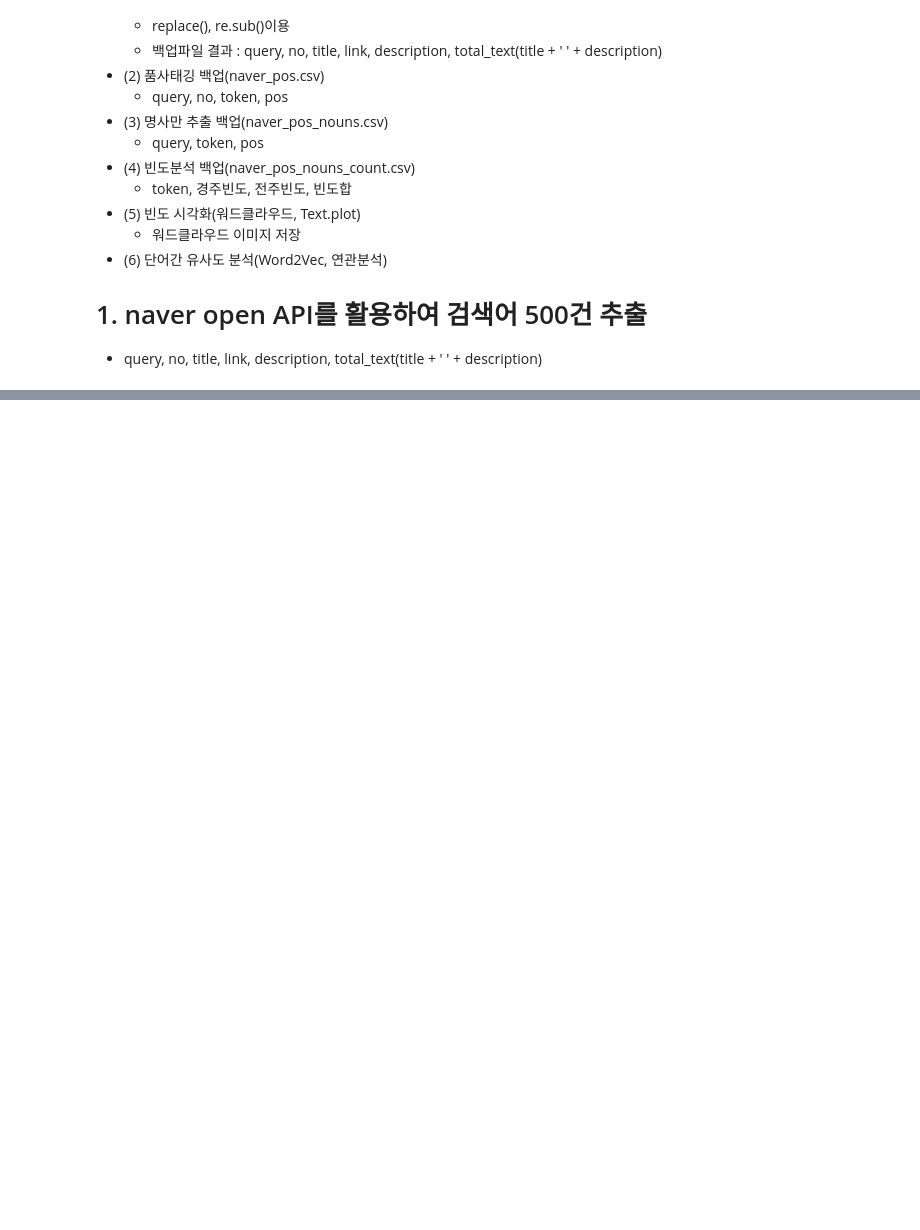
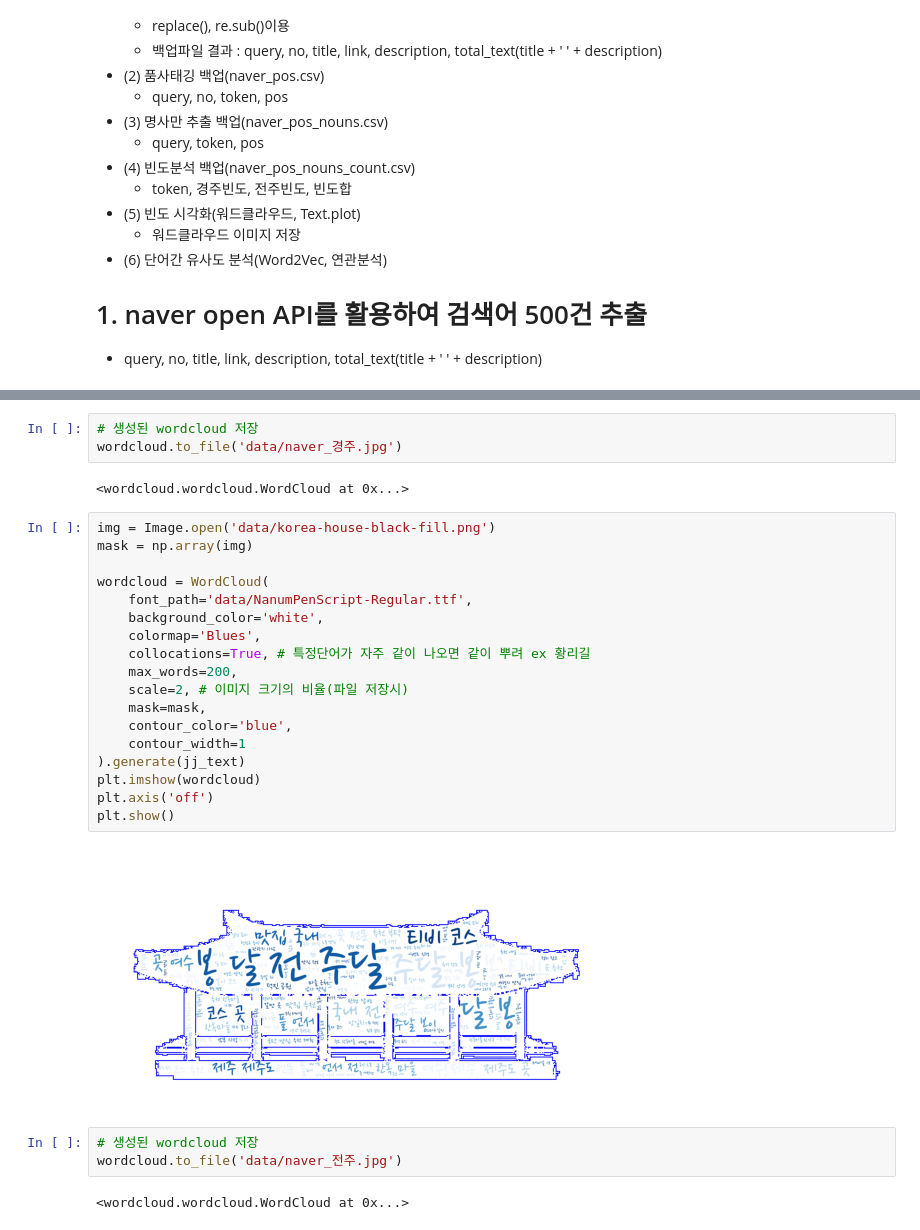
Before and after one commit to hjinyoo/ai, a Jupyter notebook: source/07_자연어처리/ch3_한글형태소분석_시각화_유사도분석_Quiz.ipynb, the cells around one changed output, grey strips where cells are left out. Saved outputs shown, nothing was run; the diff lists cells and outputs as text; blank space fills up the shorter version.

```diff
--- a/source/07_자연어처리/ch3_한글형태소분석_시각화_유사도분석_Quiz.ipynb
+++ b/source/07_자연어처리/ch3_한글형태소분석_시각화_유사도분석_Quiz.ipynb
@@ -34,0 +365,30 @@ table.dataframe{font-size:24px;}
+# %%
+# 생성된 wordcloud 저장
+wordcloud.to_file('data/naver_경주.jpg')
+# %% [output]
+<wordcloud.wordcloud.WordCloud at 0x...>
+# %%
+img = Image.open('data/korea-house-black-fill.png')
+mask = np.array(img)
+
+wordcloud = WordCloud(
+    font_path='data/NanumPenScript-Regular.ttf',
+    background_color='white',
+    colormap='Blues',
+    collocations=True, # 특정단어가 자주 같이 나오면 같이 뿌려 ex 황리길
+    max_words=200,
+    scale=2, # 이미지 크기의 비율(파일 저장시)
+    mask=mask,
+    contour_color='blue',
+    contour_width=1
+).generate(jj_text)
+plt.imshow(wordcloud)
+plt.axis('off')
+plt.show()
+# %% [output]
+[figure, added]
+# %%
+# 생성된 wordcloud 저장
+wordcloud.to_file('data/naver_전주.jpg')
+# %% [output]
+<wordcloud.wordcloud.WordCloud at 0x...>
```
Also changed, not shown: parts of 43 cells of this notebook, 6 other files.
